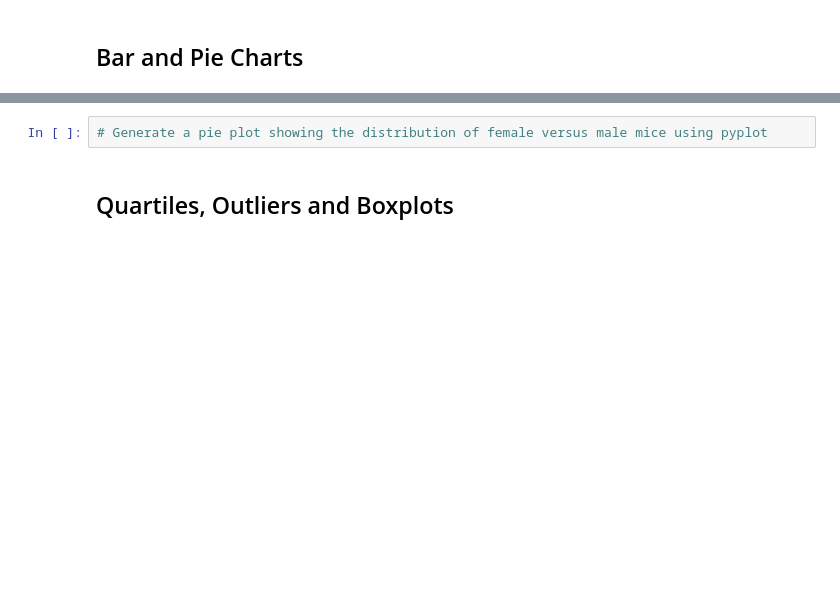
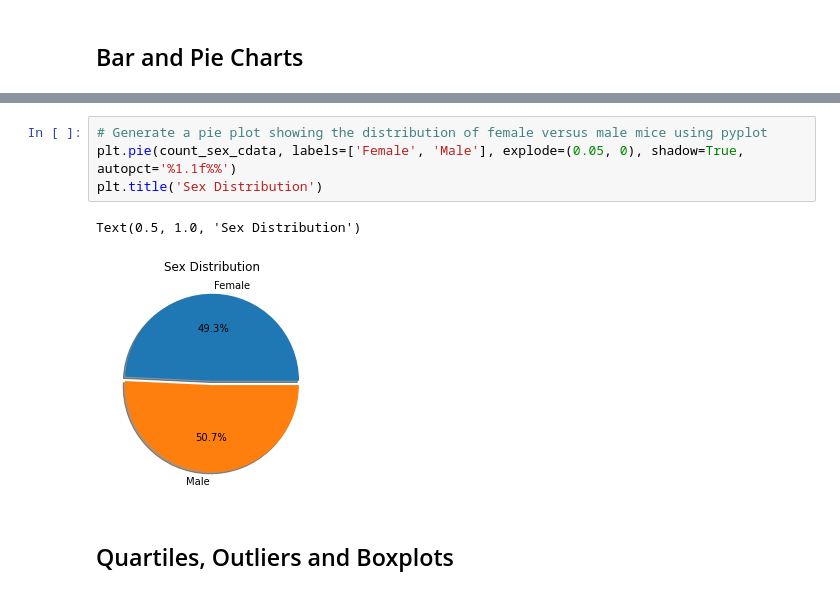
Before and after one commit to pkorat/matplotlib-challenge, a Jupyter notebook: pymaceuticals_starter.ipynb, the cells around one changed output, grey strips where cells are left out. Saved outputs shown, nothing was run; the diff lists cells and outputs as text; blank space fills up the shorter version.

```diff
--- a/pymaceuticals_starter.ipynb
+++ b/pymaceuticals_starter.ipynb
@@ -138,5 +155,10 @@ agg_tv_cdata
 # %%
 # Generate a pie plot showing the distribution of female versus male mice using pyplot
+plt.pie(count_sex_cdata, labels=['Female', 'Male'], explode=(0.05, 0), shadow=True, autopct='%1.1f%%')
+plt.title('Sex Distribution')
+# %% [output]
+Text(0.5, 1.0, 'Sex Distribution')
+[figure, added]
 # %% [markdown]
 ## Quartiles, Outliers and Boxplots
 # %%
```
Also changed, not shown: parts of 3 cells of this notebook.
